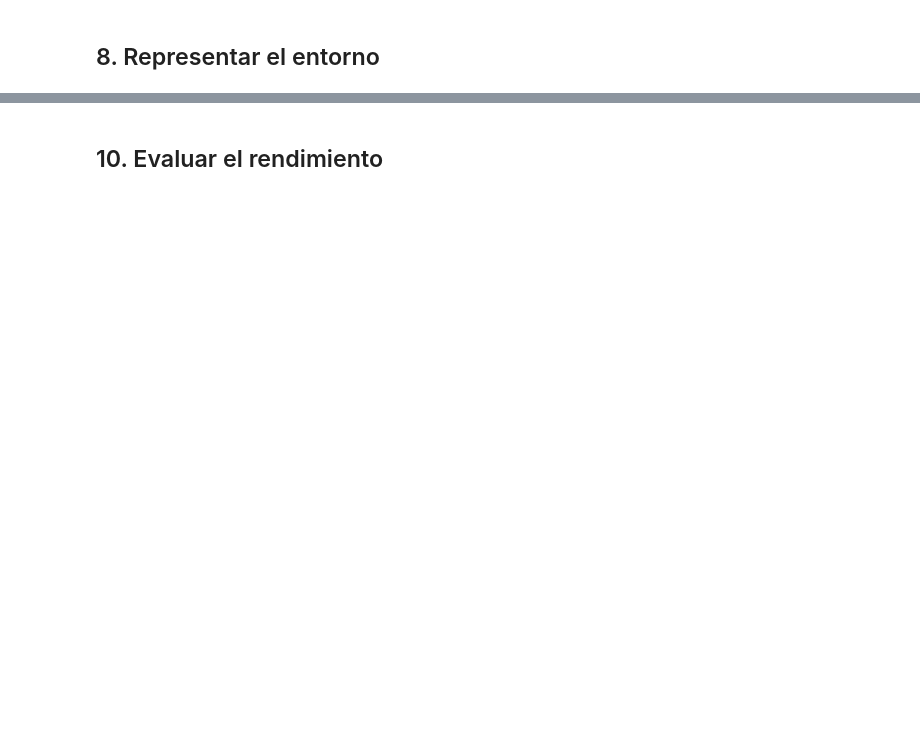
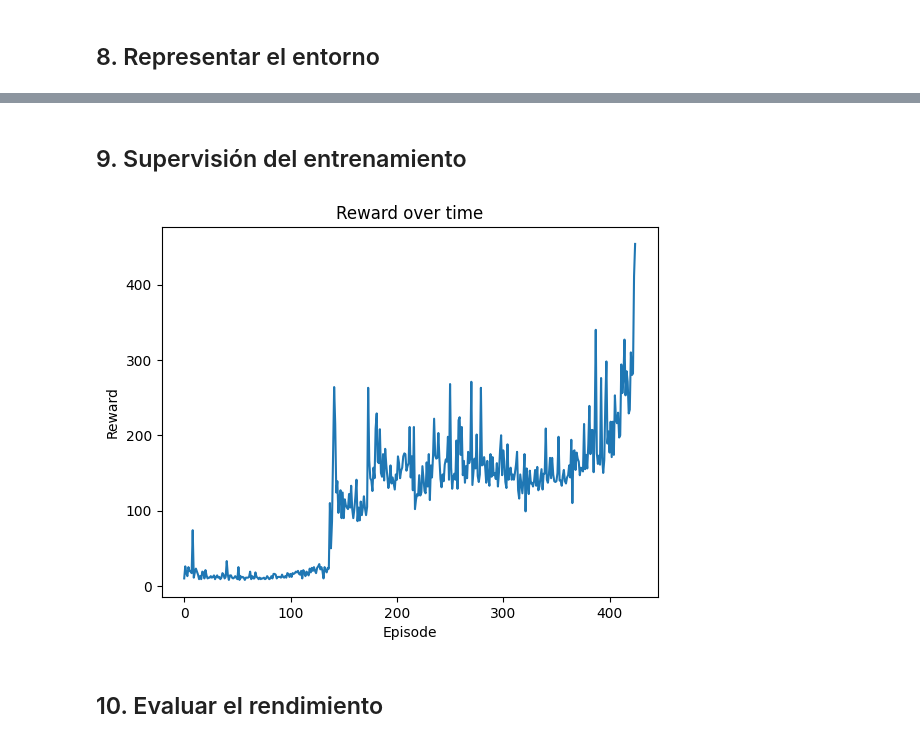
Before and after one commit to Manuel-Archila/Lab10_DL, a Jupyter notebook: Lab10.ipynb, the cells around one changed output, grey strips where cells are left out. Saved outputs shown, nothing was run; the diff lists cells and outputs as text; code cells hidden in the pictures; blank space fills up the shorter version.

```diff
--- a/Lab10.ipynb
+++ b/Lab10.ipynb
@@ -235,2 +256,13 @@ loaded_model.eval()  # Set the model to evaluation mode
+# %% [markdown]
+## 9. Supervisión del entrenamiento
+# %%
+# Crear el gráfico
+plt.plot(rewards_episode)
+plt.title('Reward over time')
+plt.xlabel('Episode')
+plt.ylabel('Reward')
+plt.show()
+# %% [output]
+[figure, added]
 # %% [markdown]
 ## 10. Evaluar el rendimiento
```
Also changed, not shown: parts of 9 cells of this notebook, 1 other file.
